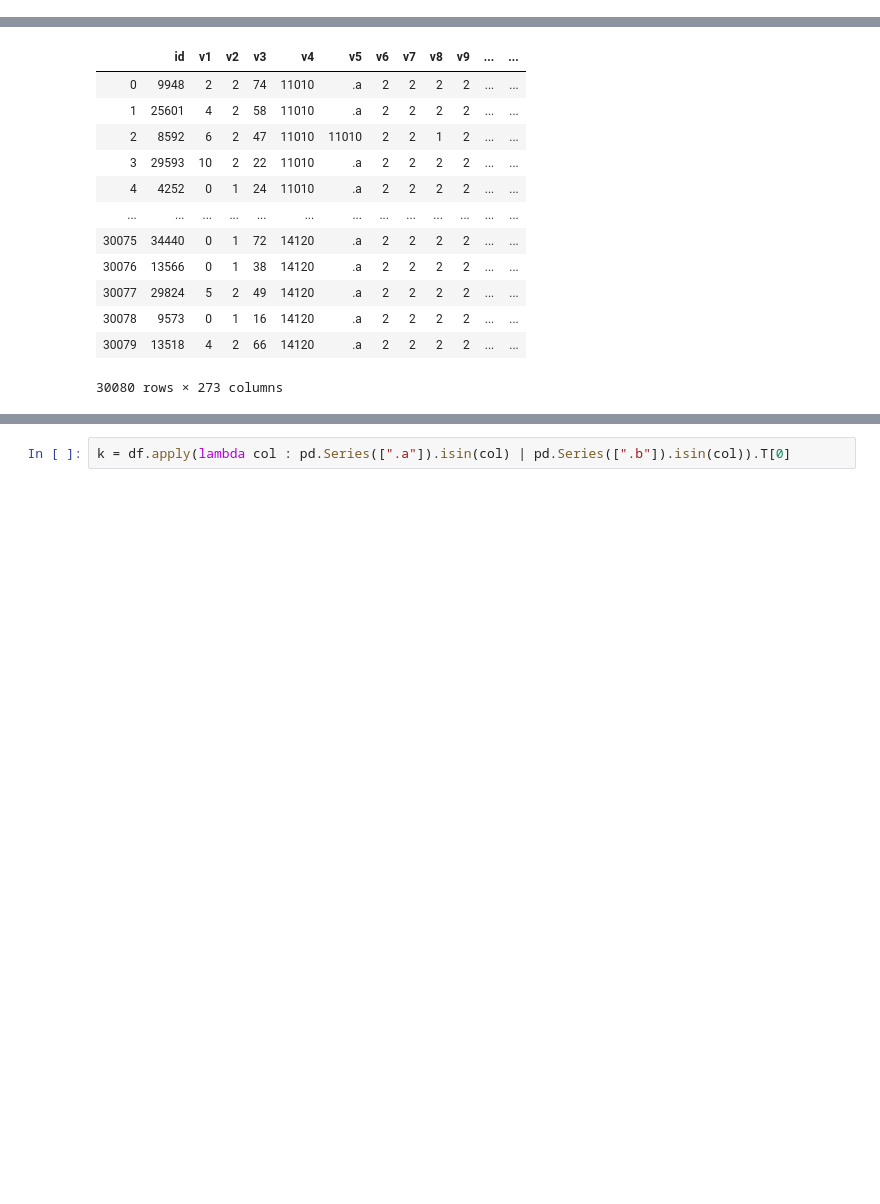
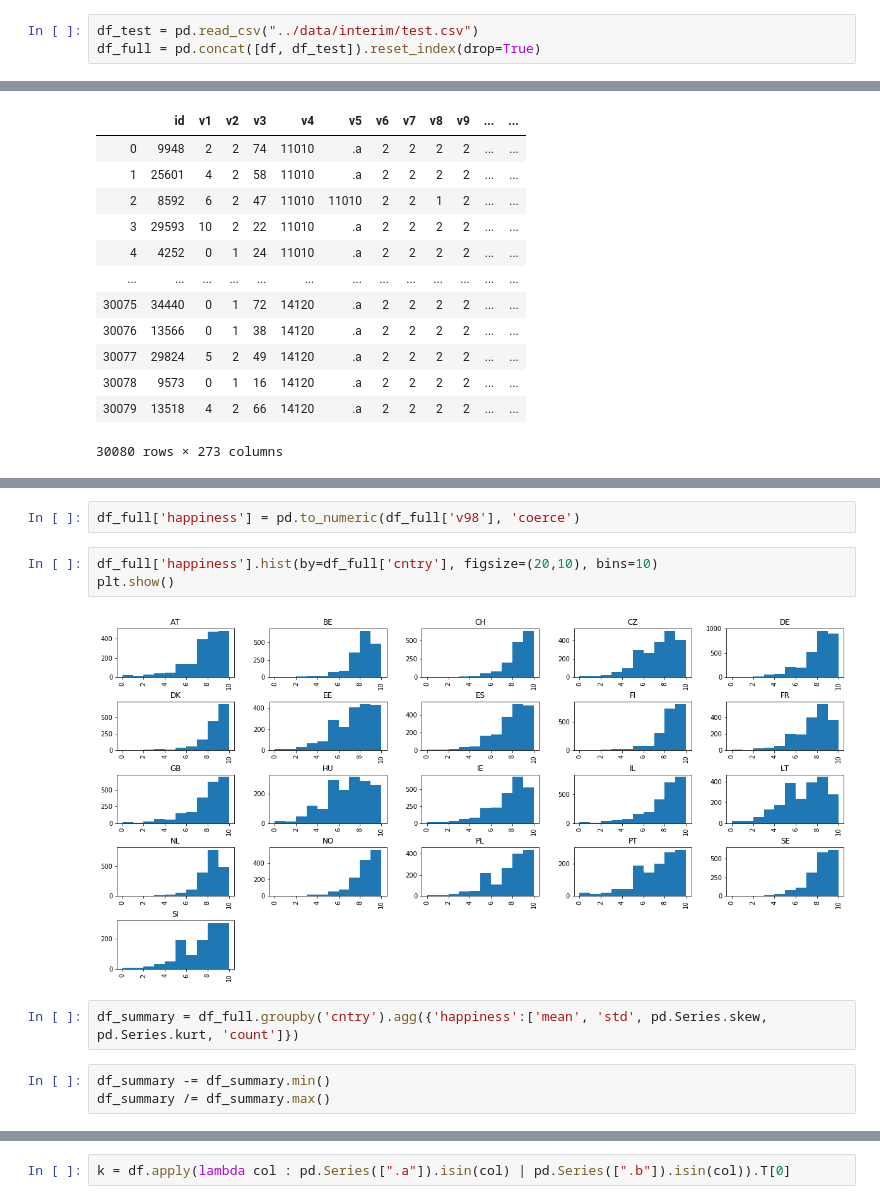
Before and after one commit to tingwei758/Predicting-Life-Satisfaction, a Jupyter notebook: notebooks/EDA.ipynb, the cells around one changed output, grey strips where cells are left out. Saved outputs shown, nothing was run; the diff lists cells and outputs as text; blank space fills up the shorter version.

```diff
--- a/notebooks/EDA.ipynb
+++ b/notebooks/EDA.ipynb
@@ -8 +10,4 @@ df = pd.read_csv("../data/interim/train.csv")
 codebook_df = pd.read_csv("../data/codebook/codebook.csv")
+# %%
+df_test = pd.read_csv("../data/interim/test.csv")
+df_full = pd.concat([df, df_test]).reset_index(drop=True)
@@ -155,0 +183,12 @@ df[k.index]
+# %%
+df_full['happiness'] = pd.to_numeric(df_full['v98'], 'coerce')
+# %%
+df_full['happiness'].hist(by=df_full['cntry'], figsize=(20,10), bins=10)
+plt.show()
+# %% [output]
+[figure, added]
+# %%
+df_summary = df_full.groupby('cntry').agg({'happiness':['mean', 'std', pd.Series.skew, pd.Series.kurt, 'count']})
+# %%
+df_summary -= df_summary.min()
+df_summary /= df_summary.max()
```
Also changed, not shown: parts of 15 cells of this notebook, 11 other files.
